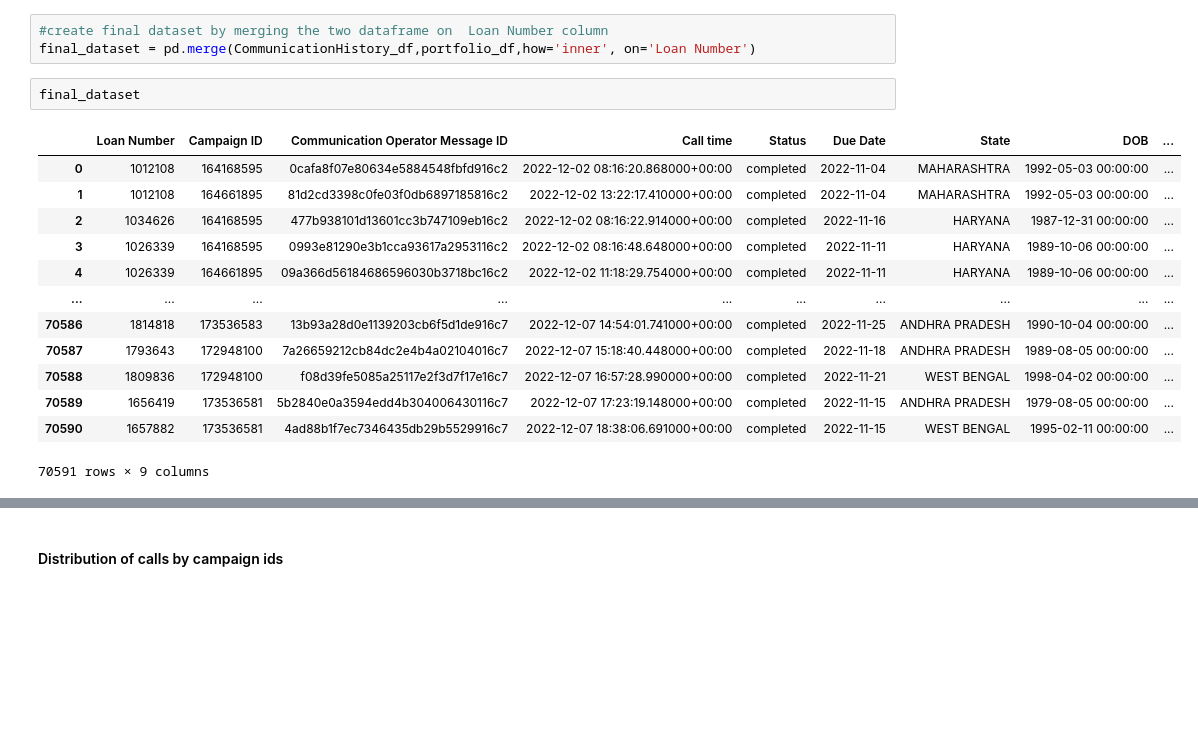
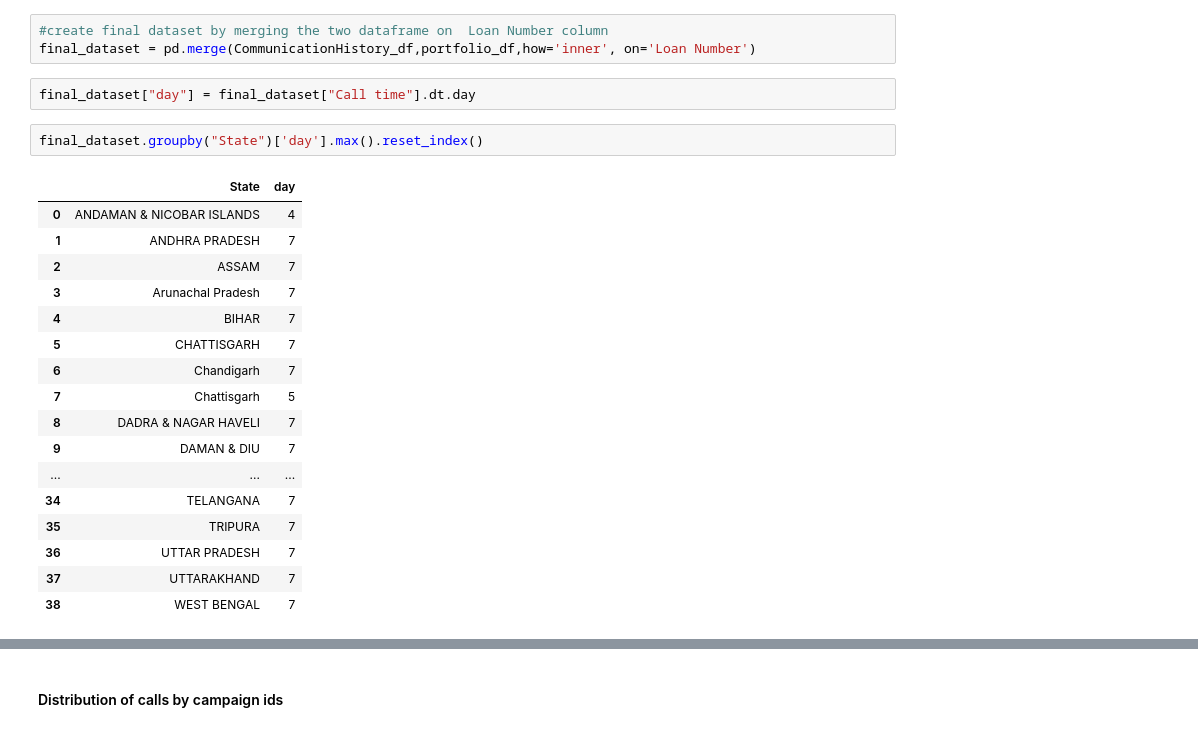
Before and after one commit to surya81/myproject, a Jupyter notebook: DPDzero Data Assignment .ipynb, the cells around one changed output, grey strips where cells are left out. Drawn from its saved outputs; the diff is of its cells as text; blank space fills up the shorter version.

```diff
--- a/DPDzero Data Assignment .ipynb
+++ b/DPDzero Data Assignment .ipynb
@@ -583,19 +583,25 @@ customer_not_connected
 # %%
 #create final dataset by merging the two dataframe on  Loan Number column
 final_dataset = pd.merge(CommunicationHistory_df,portfolio_df,how='inner', on='Loan Number')
+# %%
+final_dataset["day"] = final_dataset["Call time"].dt.day
 # %%
-final_dataset
+final_dataset.groupby("State")['day'].max().reset_index()
 # %% [output]
-|  | Loan Number | Campaign ID | Communication Operator Message ID | Call time | Status | Due Date | State | DOB | ... |
-| 0 | 1012108 | 164168595 | 0cafa8f07e80634e5884548fbfd916c2 | 2022-12-02 08:16:20.868000+00:00 | completed | 2022-11-04 | MAHARASHTRA | 1992-05-03 00:00:00 | ... |
-| 1 | 1012108 | 164661895 | 81d2cd3398c0fe03f0db6897185816c2 | 2022-12-02 13:22:17.410000+00:00 | completed | 2022-11-04 | MAHARASHTRA | 1992-05-03 00:00:00 | ... |
-| 2 | 1034626 | 164168595 | 477b938101d13601cc3b747109eb16c2 | 2022-12-02 08:16:22.914000+00:00 | completed | 2022-11-16 | HARYANA | 1987-12-31 00:00:00 | ... |
-| 3 | 1026339 | 164168595 | 0993e81290e3b1cca93617a2953116c2 | 2022-12-02 08:16:48.648000+00:00 | completed | 2022-11-11 | HARYANA | 1989-10-06 00:00:00 | ... |
-| 4 | 1026339 | 164661895 | 09a366d56184686596030b3718bc16c2 | 2022-12-02 11:18:29.754000+00:00 | completed | 2022-11-11 | HARYANA | 1989-10-06 00:00:00 | ... |
-| ... | ... | ... | ... | ... | ... | ... | ... | ... | ... |
-| 70586 | 1814818 | 173536583 | 13b93a28d0e1139203cb6f5d1de916c7 | 2022-12-07 14:54:01.741000+00:00 | completed | 2022-11-25 | ANDHRA PRADESH | 1990-10-04 00:00:00 | ... |
-| 70587 | 1793643 | 172948100 | 7a26659212cb84dc2e4b4a02104016c7 | 2022-12-07 15:18:40.448000+00:00 | completed | 2022-11-18 | ANDHRA PRADESH | 1989-08-05 00:00:00 | ... |
-| 70588 | 1809836 | 172948100 | f08d39fe5085a25117e2f3d7f17e16c7 | 2022-12-07 16:57:28.990000+00:00 | completed | 2022-11-21 | WEST BENGAL | 1998-04-02 00:00:00 | ... |
-| 70589 | 1656419 | 173536581 | 5b2840e0a3594edd4b304006430116c7 | 2022-12-07 17:23:19.148000+00:00 | completed | 2022-11-15 | ANDHRA PRADESH | 1979-08-05 00:00:00 | ... |
-| 70590 | 1657882 | 173536581 | 4ad88b1f7ec7346435db29b5529916c7 | 2022-12-07 18:38:06.691000+00:00 | completed | 2022-11-15 | WEST BENGAL | 1995-02-11 00:00:00 | ... |
+|  | State | day |
+| 0 | ANDAMAN & NICOBAR ISLANDS | 4 |
+| 1 | ANDHRA PRADESH | 7 |
+| 2 | ASSAM | 7 |
+| 3 | Arunachal Pradesh | 7 |
+| 4 | BIHAR | 7 |
+| 5 | CHATTISGARH | 7 |
+| 6 | Chandigarh | 7 |
+| 7 | Chattisgarh | 5 |
+| 8 | DADRA & NAGAR HAVELI | 7 |
+| 9 | DAMAN & DIU | 7 |
+| ... | ... | ... |
+| 34 | TELANGANA | 7 |
+| 35 | TRIPURA | 7 |
+| 36 | UTTAR PRADESH | 7 |
+| 37 | UTTARAKHAND | 7 |
+| 38 | WEST BENGAL | 7 |
-70591 rows × 9 columns
```
Also changed, not shown: parts of 12 cells of this notebook.
